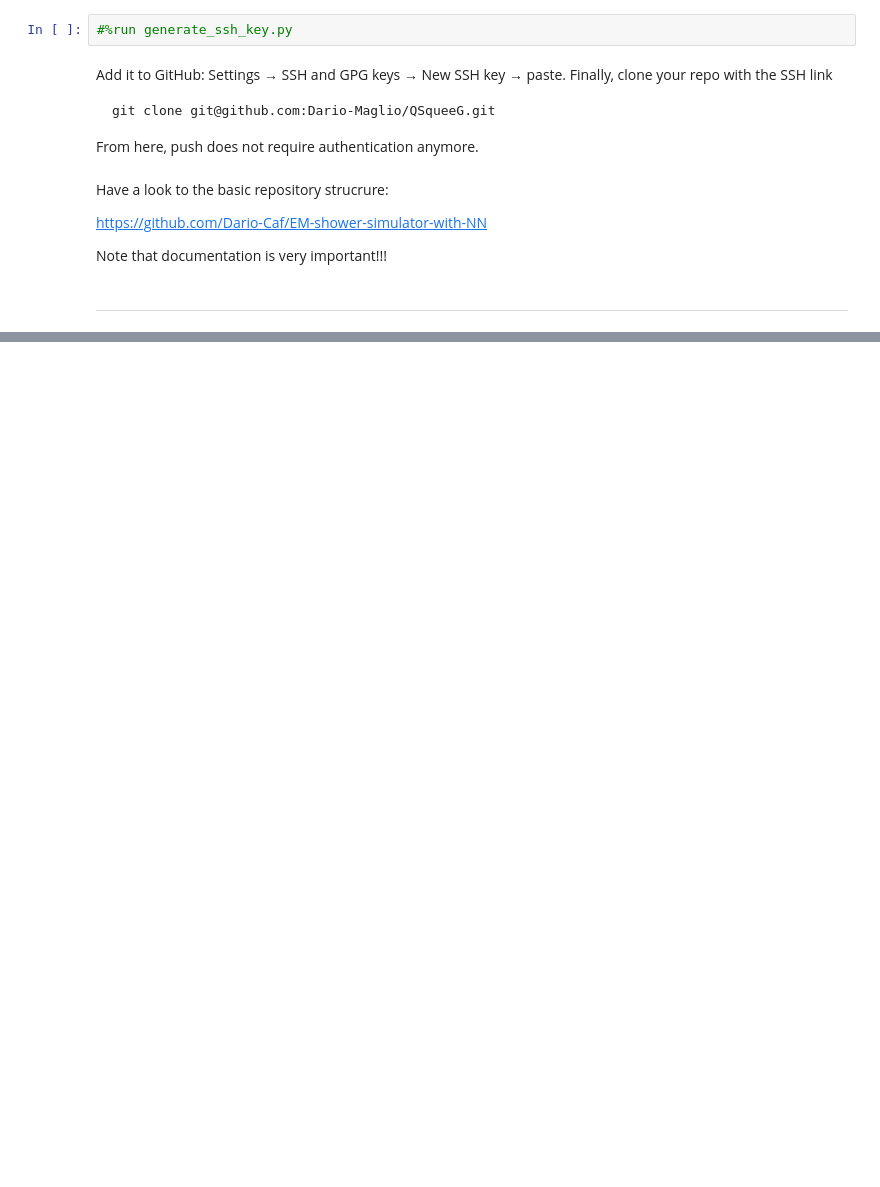
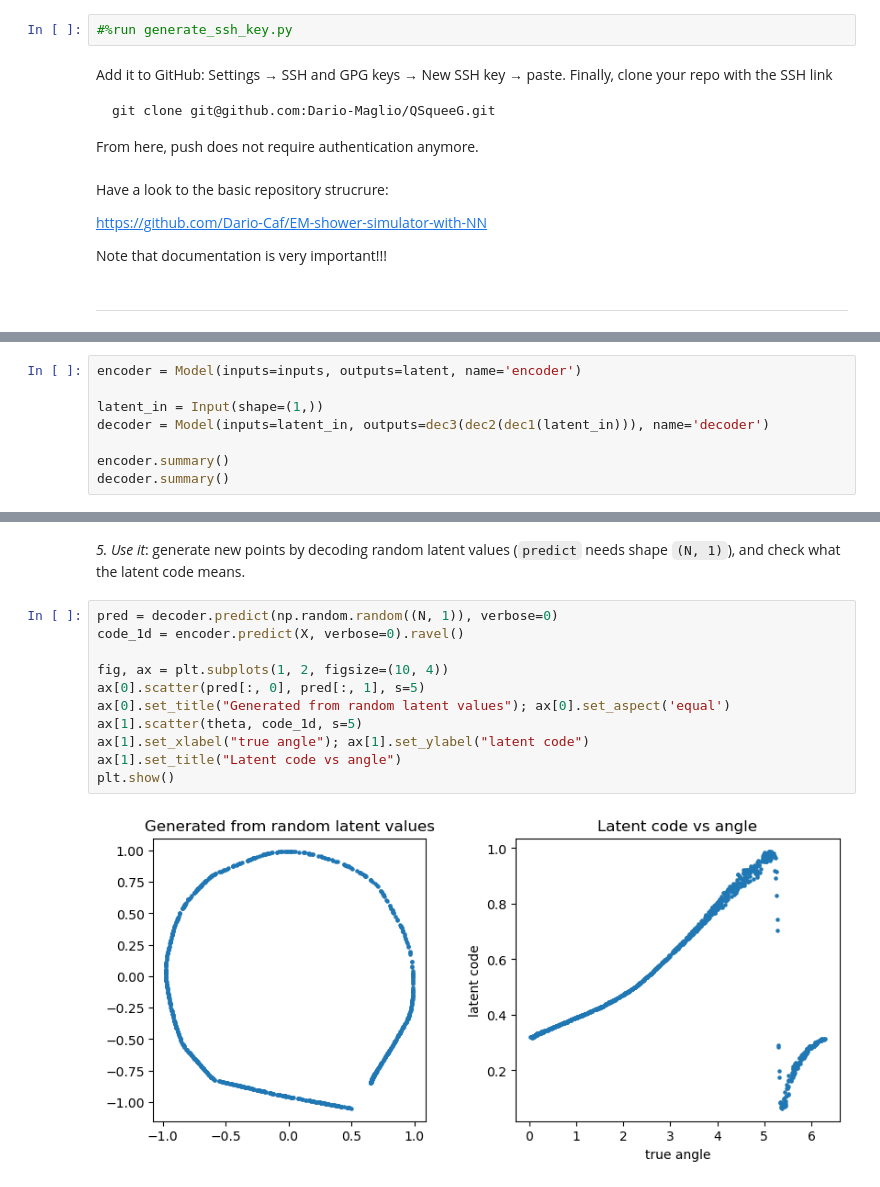
Before and after one commit to Dario-Maglio/CollabCoding, a Jupyter notebook: IntroductionToCollaborativeCoding.ipynb, the cells around one changed output, grey strips where cells are left out. Drawn from its saved outputs; the diff is of its cells as text; blank space fills up the shorter version.

```diff
--- a/IntroductionToCollaborativeCoding.ipynb
+++ b/IntroductionToCollaborativeCoding.ipynb
@@ -499,0 +1043,8 @@ Note that documentation is very important!!!
+# %%
+encoder = Model(inputs=inputs, outputs=latent, name='encoder')
+
+latent_in = Input(shape=(1,))
+decoder = Model(inputs=latent_in, outputs=dec3(dec2(dec1(latent_in))), name='decoder')
+
+encoder.summary()
+decoder.summary()
@@ -499,0 +1082,15 @@ Note that documentation is very important!!!
+# %% [markdown]
+*5. Use it*: generate new points by decoding random latent values (`predict` needs shape `(N, 1)`), and check what the latent code means.
+# %%
+pred = decoder.predict(np.random.random((N, 1)), verbose=0)
+code_1d = encoder.predict(X, verbose=0).ravel()
+
+fig, ax = plt.subplots(1, 2, figsize=(10, 4))
+ax[0].scatter(pred[:, 0], pred[:, 1], s=5)
+ax[0].set_title("Generated from random latent values"); ax[0].set_aspect('equal')
+ax[1].scatter(theta, code_1d, s=5)
+ax[1].set_xlabel("true angle"); ax[1].set_ylabel("latent code")
+ax[1].set_title("Latent code vs angle")
+plt.show()
+# %% [output]
+[figure, added]
```
Also changed, not shown: parts of 120 cells of this notebook, 5 other files.
